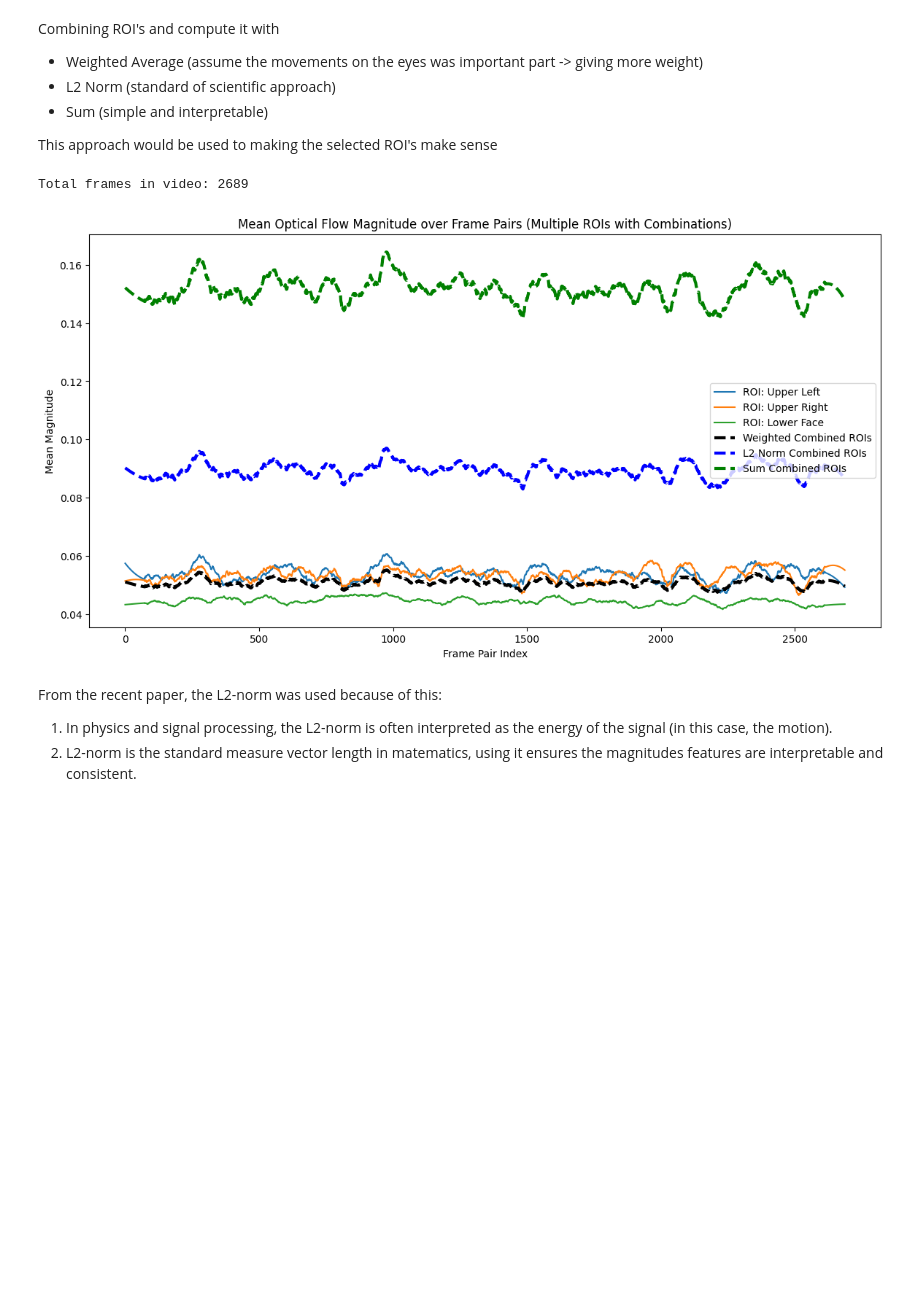
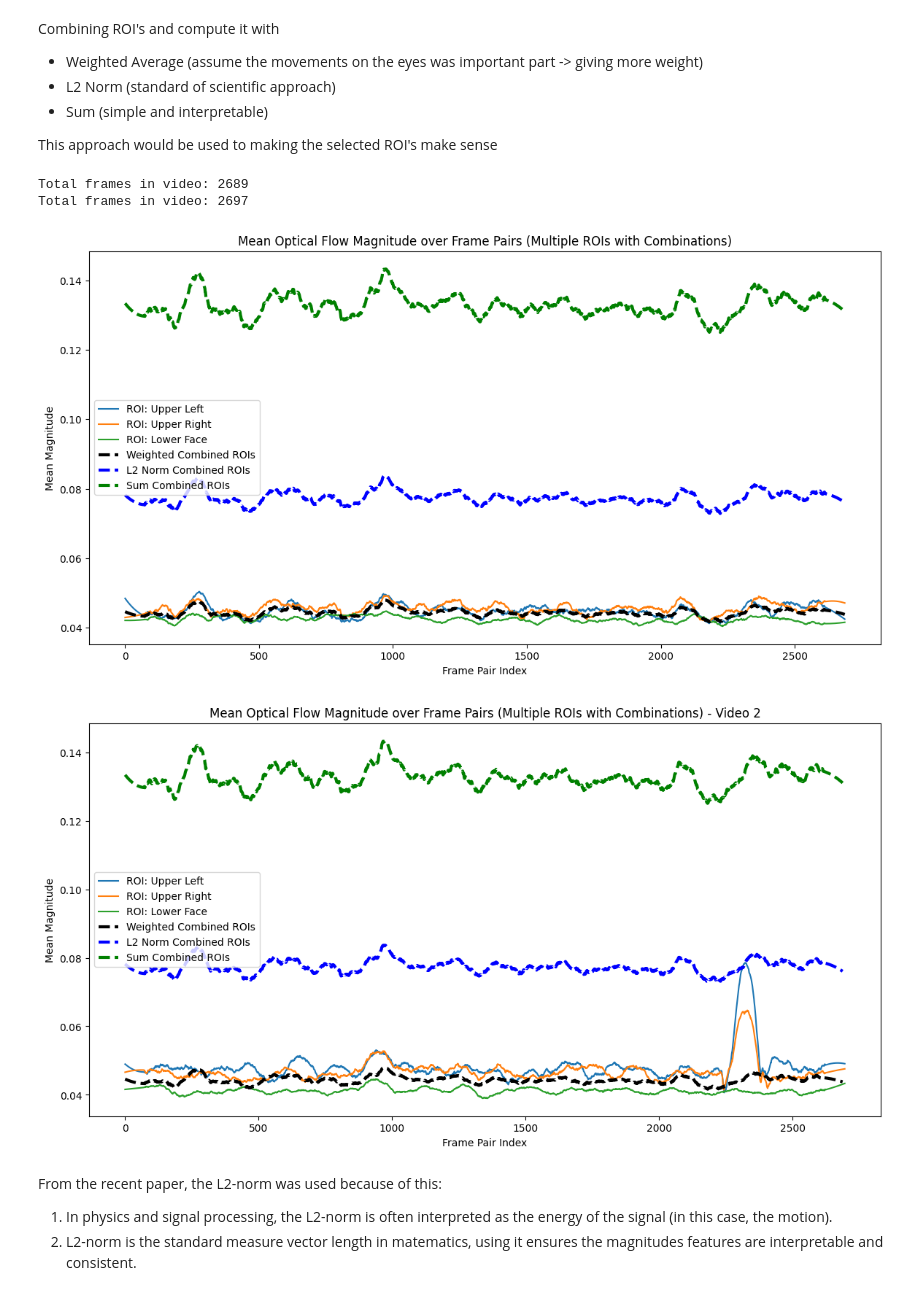
Before and after one commit to face-decoder/apex-spotter, a Jupyter notebook: notebooks/anxiety-non-anxiety-apex-data-val.ipynb, the cells around one changed output. Drawn from its saved outputs; the diff is of its cells as text; code cells hidden in the pictures; blank space fills up the shorter version.

Commit message:
feat: anxiety non-anxiety differentiator parameter

```diff
--- a/notebooks/anxiety-non-anxiety-apex-data-val.ipynb
+++ b/notebooks/anxiety-non-anxiety-apex-data-val.ipynb
@@ -461,9 +457,7 @@ from scipy.signal import savgol_filter
 import matplotlib.pyplot as plt
 
 
-VIDEO_PATH = '/home/inadio/.undergrade-thesis/datasets/primary/videos/20250520125029.avi'
-
-magnitude_stats_roi = process_video_optical_flow_multiple_rois(VIDEO_PATH)
+magnitude_stats_roi = process_video_optical_flow_multiple_rois(ANXIETY_DATA_PATH)
 
 fig1, ax1 = plt.subplots(figsize=(14, 7))
 for roi_name, stats in magnitude_stats_roi.items():
@@ -477,8 +471,7 @@ ax1.set_ylabel('Mean Magnitude')
 ax1.legend()
 plt.show()
 
-VIDEO_PATH2 = '/home/inadio/.undergrade-thesis/datasets/primary/videos/20250520132508.avi'
-magnitude_stats2_roi = process_video_optical_flow_multiple_rois(VIDEO_PATH2)
+magnitude_stats2_roi = process_video_optical_flow_multiple_rois(NON_ANXIETY_DATA_PATH)
 
 fig2, ax2 = plt.subplots(figsize=(14, 7))
 for roi_name, stats in magnitude_stats2_roi.items():
@@ -516,9 +509,8 @@ from scipy.signal import savgol_filter
 import matplotlib.pyplot as plt
 
 
-VIDEO_PATH = '/home/inadio/.undergrade-thesis/datasets/primary/videos/20250520125029.avi'
-
-magnitude_stats_roi = process_video_optical_flow_multiple_rois(VIDEO_PATH)
+magnitude_stats_roi = process_video_optical_flow_multiple_rois(ANXIETY_DATA_PATH)
+magnitude_stats2_roi = process_video_optical_flow_multiple_rois(NON_ANXIETY_DATA_PATH)
 
 weight = {
     "Upper Left": 0.35,  # Weight for upper left eye
@@ -533,34 +525,58 @@ for idx, (roi_name, stats) in enumerate(magnitude_stats_roi.items()):
     weighted = np.array(stats) * weight[roi_name]
     weighted_values.append(weighted)
 
 combined_weighted_stats1 = np.sum(np.array(weighted_values), axis=0)
+combined_weighted_stats2 = np.sum(np.array(weighted_values), axis=0)
 smoothed_combined_stats1 = savgol_filter(combined_weighted_stats1, window_length=144, polyorder=2)
+smoothed_combined_stats2 = savgol_filter(combined_weighted_stats2, window_length=144, polyorder=2)
 
 combined_l2 = np.linalg.norm(all_rois_values, axis=0)
+combined_l22 = np.linalg.norm(all_rois_values, axis=0)
 smoothed_combined_l2 = savgol_filter(combined_l2, window_length=144, polyorder=2)
+smoothed_combined_l22 = savgol_filter(combined_l22, window_length=144, polyorder=2)
 
 combined_sum = np.sum(all_rois_values, axis=0)
+combined_sum2 = np.sum(all_rois_values, axis=0)
 smoothed_combined_sum = savgol_filter(combined_sum, window_length=144, polyorder=2)
+smoothed_combined_sum2 = savgol_filter(combined_sum2, window_length=144, polyorder=2)
 
 fig, ax = plt.subplots(figsize=(14, 7))
 
 for roi_name, stats in magnitude_stats_roi.items():
     smooted_stats_roi = savgol_filter(stats, window_length=144, polyorder=2)
 
     ax.plot(smooted_stats_roi, label=f'ROI: {roi_name}')
 
 ax.plot(smoothed_combined_stats1, label='Weighted Combined ROIs', linestyle="--", linewidth=3, color='black')
 ax.plot(smoothed_combined_l2, label='L2 Norm Combined ROIs', linestyle="--", linewidth=3, color='blue')
 ax.plot(smoothed_combined_sum, label='Sum Combined ROIs', linestyle="--", linewidth=3, color='green')
 
 ax.set_title('Mean Optical Flow Magnitude over Frame Pairs (Multiple ROIs with Combinations)')
 ax.set_xlabel('Frame Pair Index')
 ax.set_ylabel('Mean Magnitude')
 ax.legend()
 plt.show()
+
+fig2, ax2 = plt.subplots(figsize=(14, 7))
+
+for roi_name, stats in magnitude_stats2_roi.items():
+    smooted_stats2_roi = savgol_filter(stats, window_length=144, polyorder=2)
+
+    ax2.plot(smooted_stats2_roi, label=f'ROI: {roi_name}')
+
+ax2.plot(smoothed_combined_stats2, label='Weighted Combined ROIs', linestyle="--", linewidth=3, color='black')
+ax2.plot(smoothed_combined_l22, label='L2 Norm Combined ROIs', linestyle="--", linewidth=3, color='blue')
+ax2.plot(smoothed_combined_sum2, label='Sum Combined ROIs', linestyle="--", linewidth=3, color='green')
+ax2.set_title('Mean Optical Flow Magnitude over Frame Pairs (Multiple ROIs with Combinations) - Video 2')
+ax2.set_xlabel('Frame Pair Index')
+ax2.set_ylabel('Mean Magnitude')
+ax2.legend()
+plt.show()
 # %% [output]
 Total frames in video: 2689
+Total frames in video: 2697
-[figure, old version]
+[figure, new version]
+[figure, added]
 # %% [markdown]
 From the recent paper, the L2-norm was used because of this:
 
```
Also changed, not shown: parts of 1 cell of this notebook, 2 other files.
